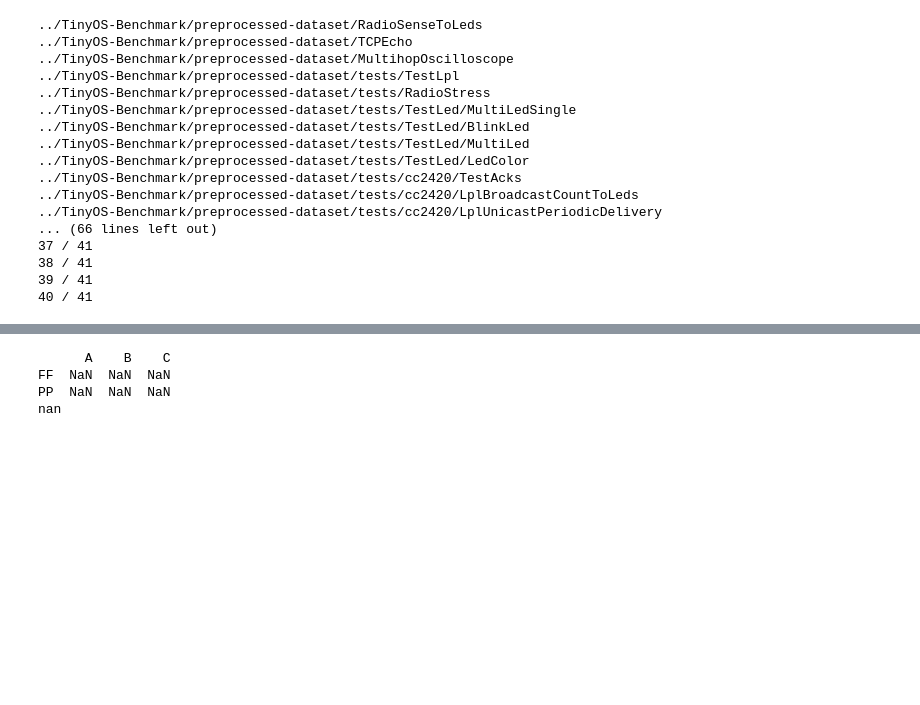
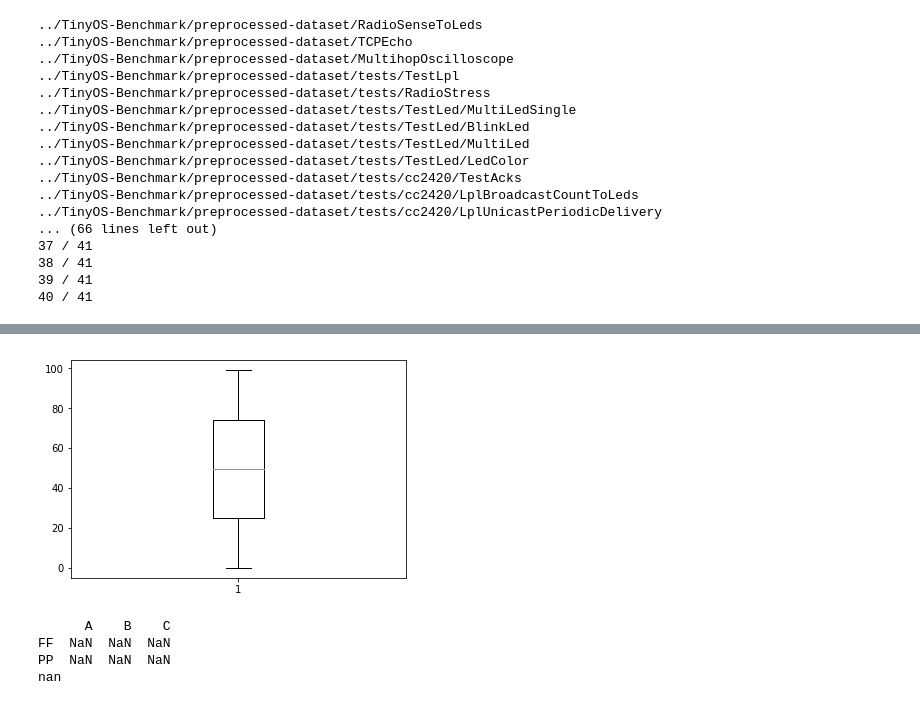
Before and after one commit to NEEMSYS/Thesis-ZhangTe, a Jupyter notebook: chapter3/feature-by-tran.ipynb, the cells around one changed output, grey strips where cells are left out. Cells and saved outputs as stored; diff of their text form; code cells hidden in the pictures; blank space fills up the shorter version.

```diff
--- a/chapter3/feature-by-tran.ipynb
+++ b/chapter3/feature-by-tran.ipynb
@@ -187,3 +228,21 @@ for k, v in each_mat_data.items():
+# %%
+import numpy as np
+import matplotlib.pyplot as plt
+
+np.random.seed(100)
+
+# 生成一组随机数，数量为1000
+data = list((range(100)))
+
+# sym 调整好异常值的点的形状
+# whis 默认是1.5， 通过调整它的竖直来设置异常值显示的数量，
+# 如果想显示尽可能多的异常值，whis设置很小，否则很大
+plt.boxplot(data, sym ="o", whis = 1.5)
+# plt.boxplot(data, sym ="o", whis = 0.01)
+# plt.boxplot(data, sym ="o", whis = 999)
+plt.show()
+# %% [output]
+[figure, added]
 # %%
 import pandas as pd
 d = pd.DataFrame([], index=('FF', 'PP'), columns=list("ABC"))
```
Also changed, not shown: parts of 2 cells of this notebook.
